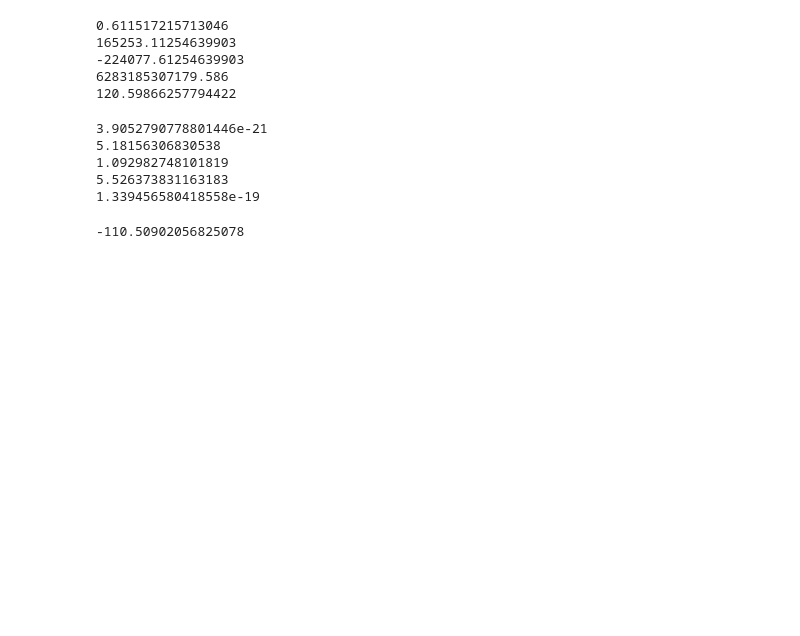
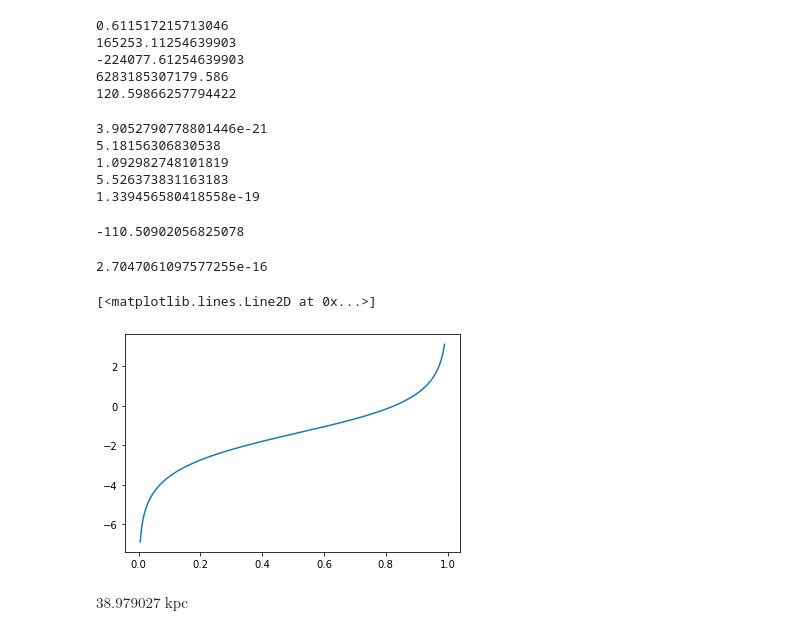
Before and after one commit to samberek/ast1501, a Jupyter notebook: prelim_1407.ipynb, the cells around one changed output. Cells and saved outputs as stored; diff of their text form; code cells hidden in the pictures; blank space fills up the shorter version.

Commit message:
Test distribution function and fix position units

```diff
--- a/prelim_1407.ipynb
+++ b/prelim_1407.ipynb
@@ -155,3 +170,54 @@ def tilde(a, rho, r, v):
 tilde(100, 1e-6, pos, vel/100)
 # %% [output]
 -110.50902056825078
+# %%
+# plot distribution function
+
+def df_hernquist(epsilon_tilde, rho0, a):
+
+#     pos = np.sqrt(r**2+x**2)
+#     vel = np.sqrt(xv**2+yv**2+zv**2)
+
+    M = 2.*np.pi*rho0*a**3
+#     pot = -4.3009173e-6*M/(pos+a)
+#     epsilon = -vel**2/2 - pot
+#     epsilon_tilde = epsilon*a / (4.3009173e-6*M)
+
+    mult_one = (4.3009173e-6*M*a)**(-1.5) / (np.sqrt(2)*(2.*np.pi)**3)
+    mult_two = np.sqrt(epsilon_tilde) / ((1-epsilon_tilde)**2)
+    bracket_one = (1-2*epsilon_tilde)* (8*epsilon_tilde**2 - 8*epsilon_tilde - 3)
+    bracket_two = 3*np.arcsin(np.sqrt(epsilon_tilde)) / np.sqrt(epsilon_tilde*(1-epsilon_tilde))
+
+    f_eps = mult_one * mult_two * (bracket_one+bracket_two)
+
+    return f_eps
+
+# def epsilon(r, x, xv, yv, zv, rho0, a):
+
+#     pos = np.sqrt(r**2+x**2)
+#     vel = np.sqrt(xv**2+yv**2+zv**2)
+
+#     M = 2.*np.pi*rho0*a**3
+#     pot = -4.3009173e-6*M/(pos+a)
+#     epsilon = -vel**2/2 - pot
+#     epsilon_tilde = epsilon*a / (4.3009173e-6*M)
+
+#     return epsilon
+# %%
+df_hernquist(0.5, 1e6, 100)
+# %% [output]
+2.7047061097577255e-16
+# %%
+G = 4.3009173e-6
+a = 100
+rho0 = 1e6
+M = 2.*np.pi*rho0*a**3
+
+dlenergy = np.linspace(0,0.99,200)
+
+plt.plot(dlenergy, np.log10((G*M*a)**(3/2)*df_hernquist(dlenergy,rho0,a)))
+
+##need to change functions to be in terms of mass
+# %% [output]
+[<matplotlib.lines.Line2D at 0x...>]
+[figure, added]
@@ -157,0 +232,4 @@ tilde(100, 1e-6, pos, vel/100)
+# %%
+test.to(u.kpc)
+# %% [output]
+$38.979027 \; \mathrm{kpc}$
```
Also changed, not shown: parts of 10 cells of this notebook, 2 other files.
